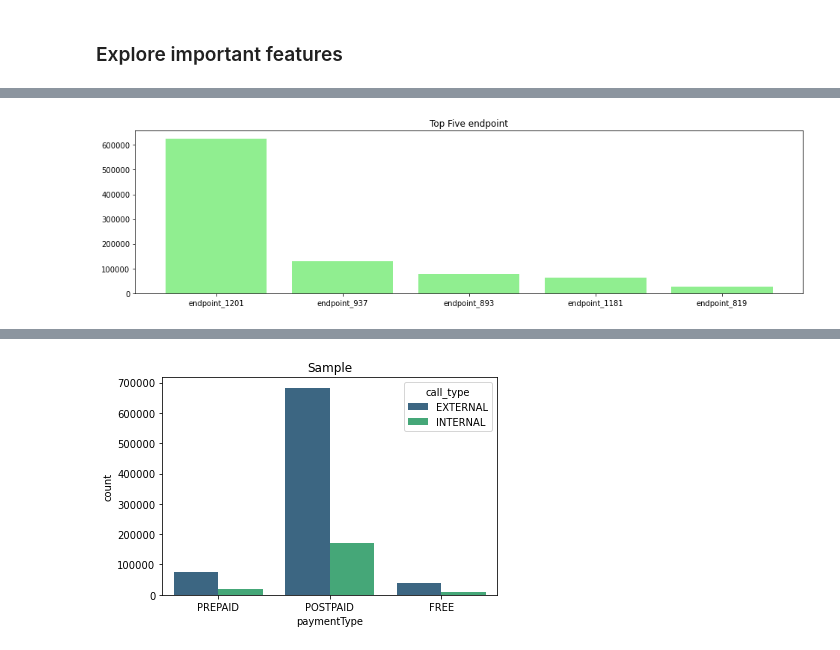
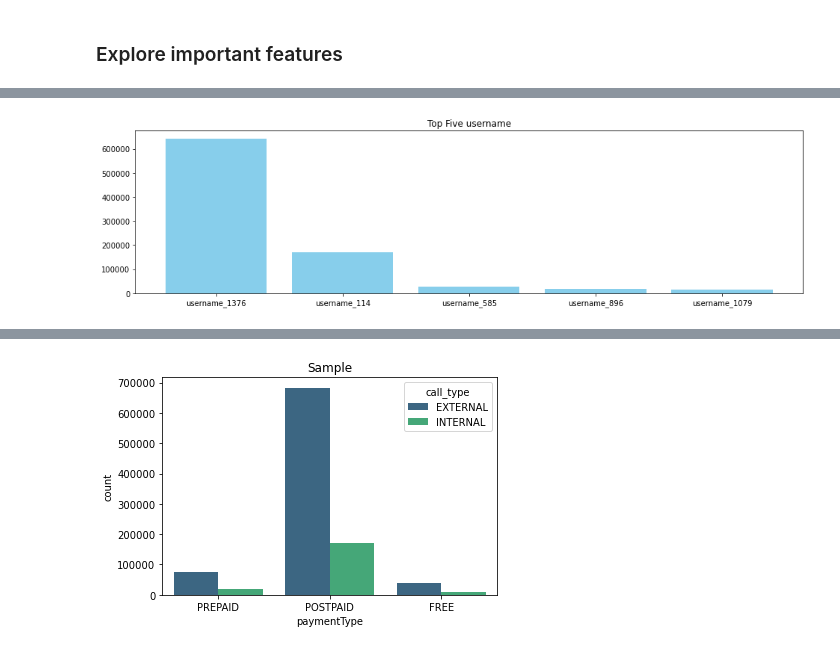
Before and after one commit to amyrmahdy/api-management, a Jupyter notebook: APIM.ipynb, the cells around one changed output, grey strips where cells are left out. Cells and saved outputs as stored; diff of their text form; code cells hidden in the pictures.

```diff
--- a/APIM.ipynb
+++ b/APIM.ipynb
@@ -199,7 +181,4 @@ plt.show()
-# %%
-plt.figure(figsize=(16, 4))
-plt.bar(df["endpoint"].value_counts()[0:5].index,df["endpoint"].value_counts()[0:5].values,color='lightgreen')
-plt.title("Top Five endpoint")
-plt.show()
-# %% [output]
-[figure, removed]
+# %%
+top5_plot('username','skyblue')
+# %% [output]
+[figure, added]
```
Also changed, not shown: parts of 22 cells of this notebook, 1 other file.
